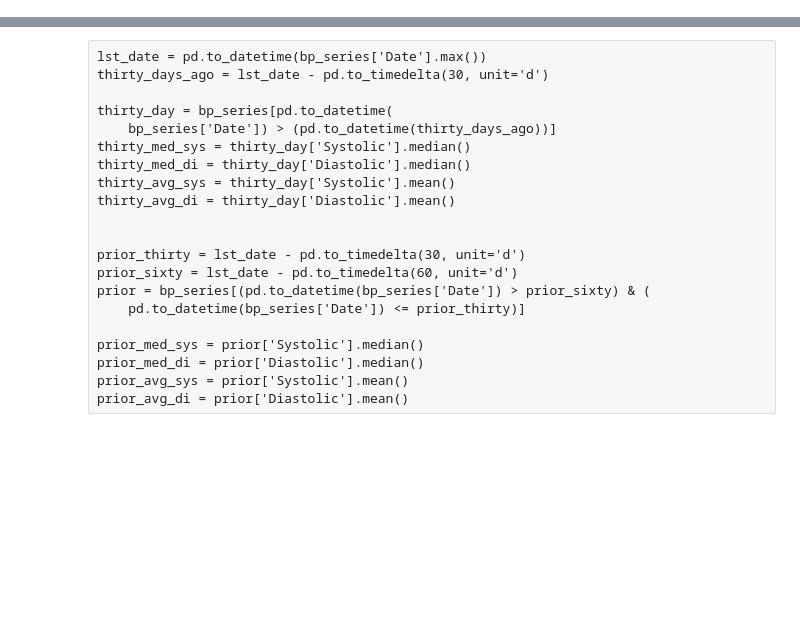
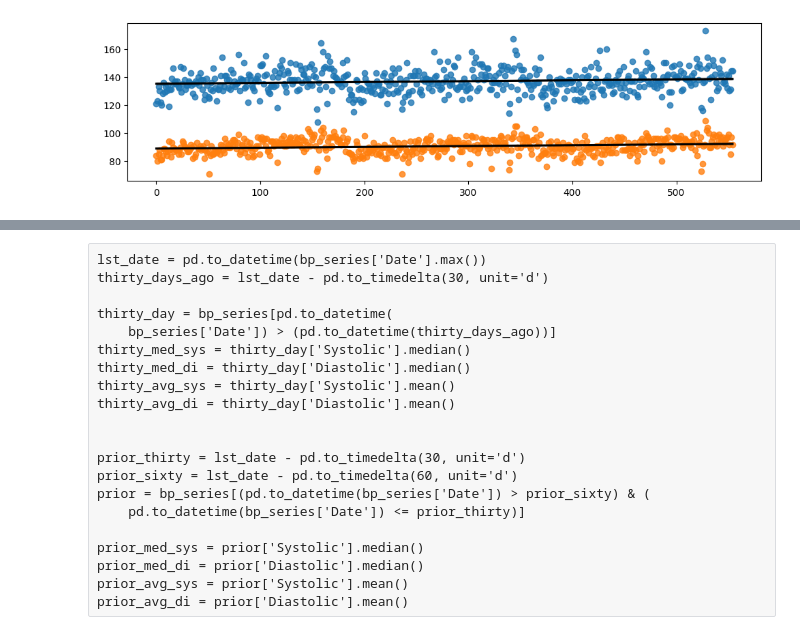
Before and after one commit to dolinger-nscc/BP, a Jupyter notebook: BP_EDA.ipynb, the cells around one changed output, grey strips where cells are left out. Cells and saved outputs as stored; diff of their text form; code cells hidden in the pictures; blank space fills up the shorter version.

```diff
--- a/BP_EDA.ipynb
+++ b/BP_EDA.ipynb
@@ -138,5 +152,17 @@ sns.lineplot(data=df_daily[['sys', 'dia']]);
 # %%
-sns.regplot(x=df_daily.index, y = 'sys', data=df_daily, line_kws={'color':'black'})
-sns.regplot(x=df_daily.index, y = 'dia', data=df_daily, line_kws={'color':'black'});
+fig, ax = plt.subplots(figsize=(12, 3))
+sns.regplot(x=df_daily.index, y = 'sys', ax=ax, data=df_daily, line_kws={'color':'black'})
+sns.regplot(x=df_daily.index, y = 'dia', ax=ax, data=df_daily, line_kws={'color':'black'})
+ax.set(xlabel='', ylabel='')
+plt.show();
+
+
+# setting the dimensions of the plot
+#
+
+# drawing the plot
+#sns.barplot(x, y, ax=ax)
+# %% [output]
+[figure, added]
 # %%
 sns.boxplot(data=df_daily[['sys', 'dia']]);
```
Also changed, not shown: parts of 15 cells of this notebook.
